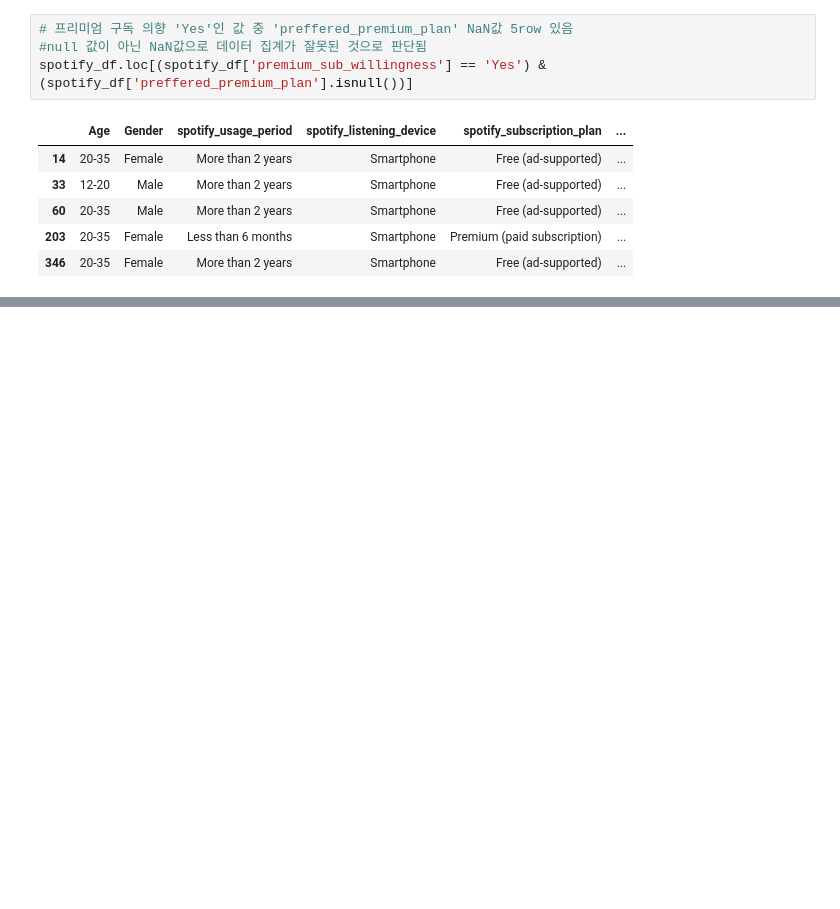
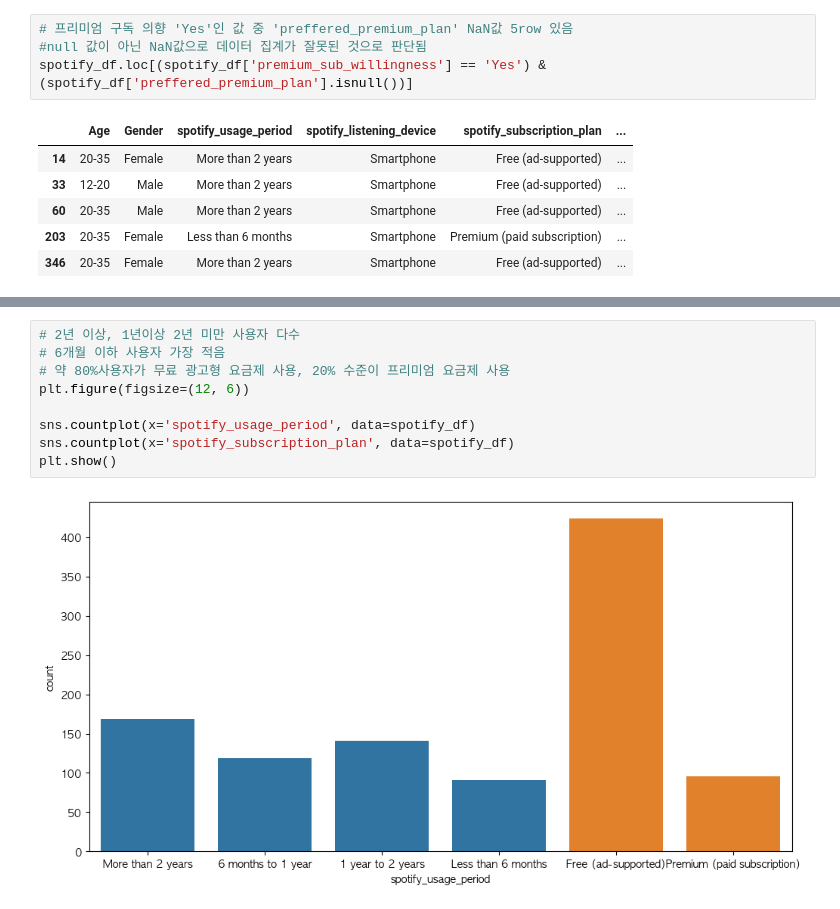
Before and after one commit to kyeob1107/IS-, a Jupyter notebook: sjs/spotify.ipynb, the cells around one changed output, grey strips where cells are left out. Cells and saved outputs as stored; diff of their text form; blank space fills up the shorter version.

```diff
--- a/sjs/spotify.ipynb
+++ b/sjs/spotify.ipynb
@@ -68,0 +90,11 @@ spotify_df.loc[(spotify_df['premium_sub_willingness'] == 'Yes') & (spotify_df['p
+# %%
+# 2년 이상, 1년이상 2년 미만 사용자 다수
+# 6개월 이하 사용자 가장 적음
+# 약 80%사용자가 무료 광고형 요금제 사용, 20% 수준이 프리미엄 요금제 사용
+plt.figure(figsize=(12, 6))
+
+sns.countplot(x='spotify_usage_period', data=spotify_df)
+sns.countplot(x='spotify_subscription_plan', data=spotify_df)
+plt.show()
+# %% [output]
+[figure, added]
```
Also changed, not shown: parts of 5 cells of this notebook.
